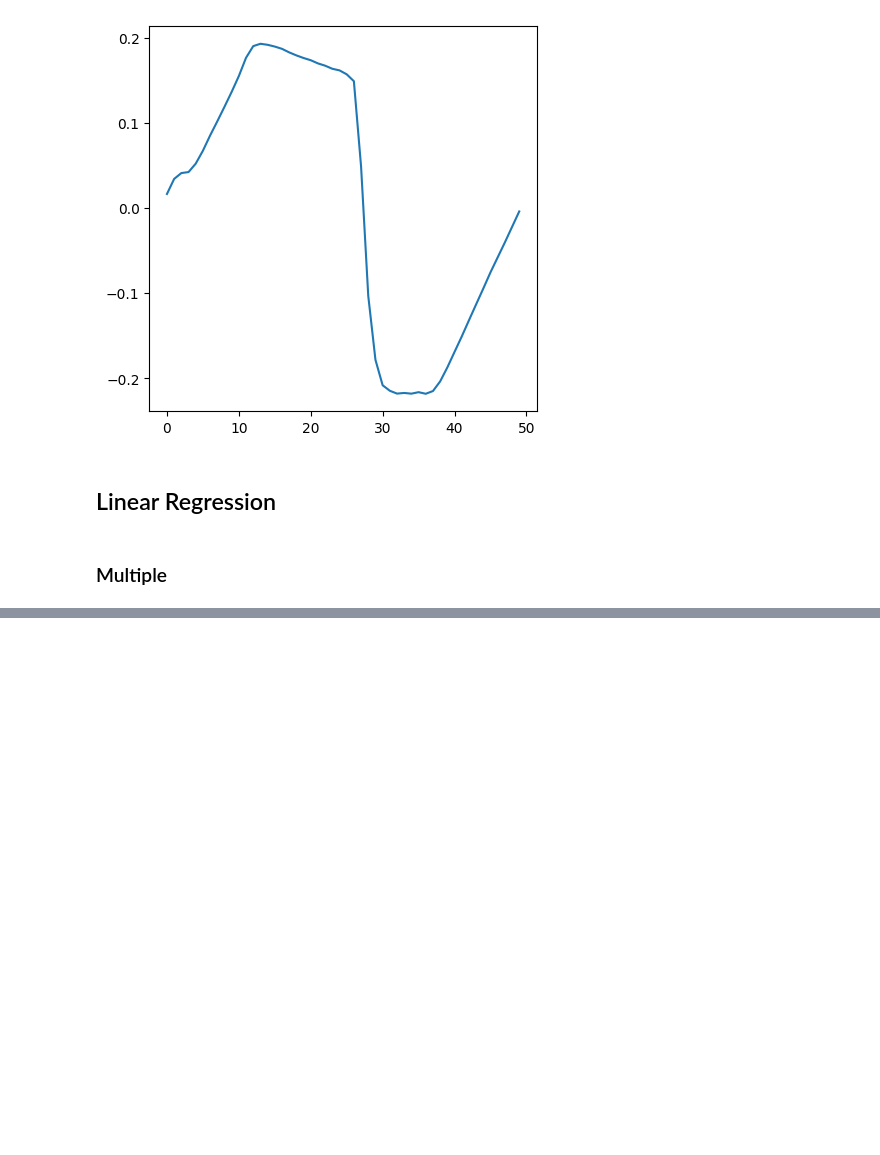
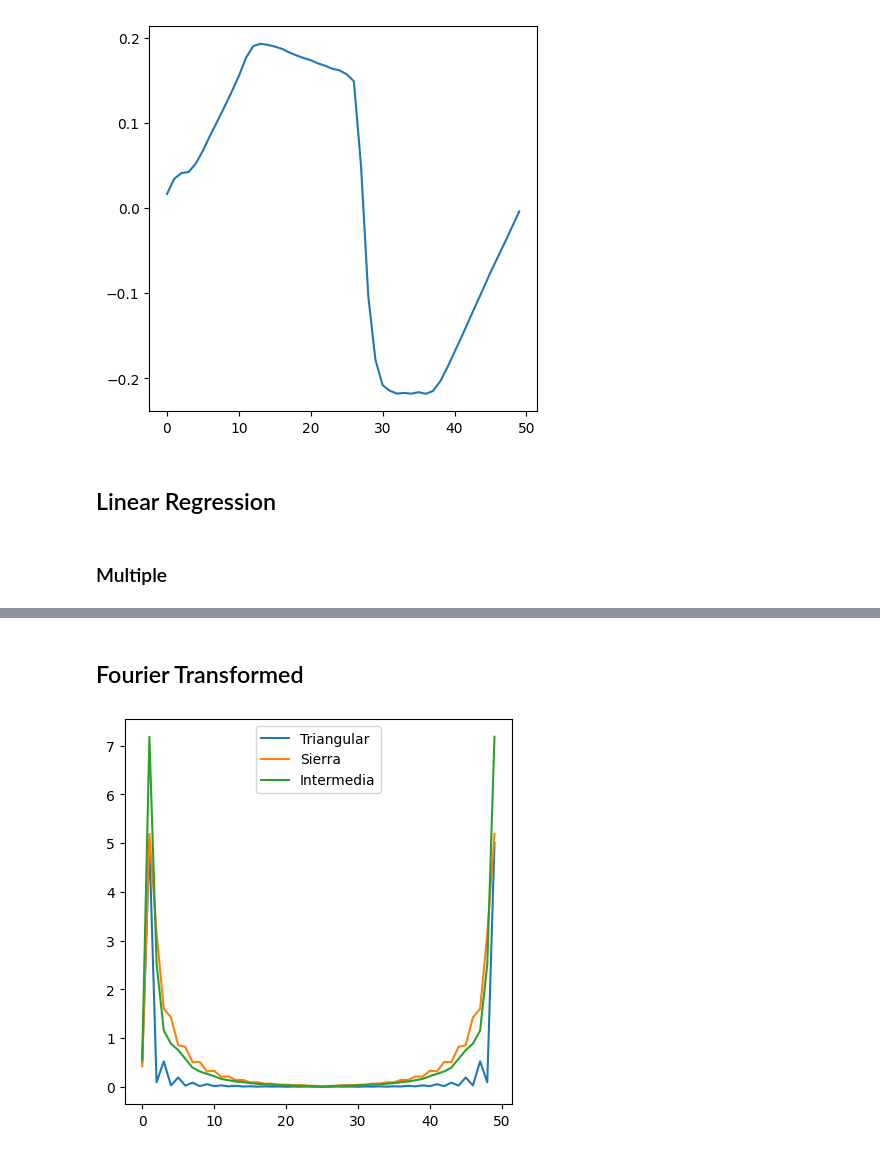
Before and after one commit to javiech1/TFG, a Jupyter notebook: resampling.ipynb, the cells around one changed output, grey strips where cells are left out. Cells and saved outputs as stored; diff of their text form; code cells hidden in the pictures; blank space fills up the shorter version.

```diff
--- a/resampling.ipynb
+++ b/resampling.ipynb
@@ -96,0 +119,14 @@ plt.show()
+# %% [markdown]
+## Fourier Transformed
+# %%
+fft_tri = fft(tri_audio)
+fft_saw = fft(saw_audio)
+fft_trisaw = fft(trisaw_audio)
+
+plt.plot(np.abs(fft_tri), label='Triangular')
+plt.plot(np.abs(fft_saw), label='Sierra')
+plt.plot(np.abs(fft_trisaw), label='Intermedia')
+plt.legend()
+plt.show()
+# %% [output]
+[figure, added]
```
Also changed, not shown: parts of 21 cells of this notebook.
